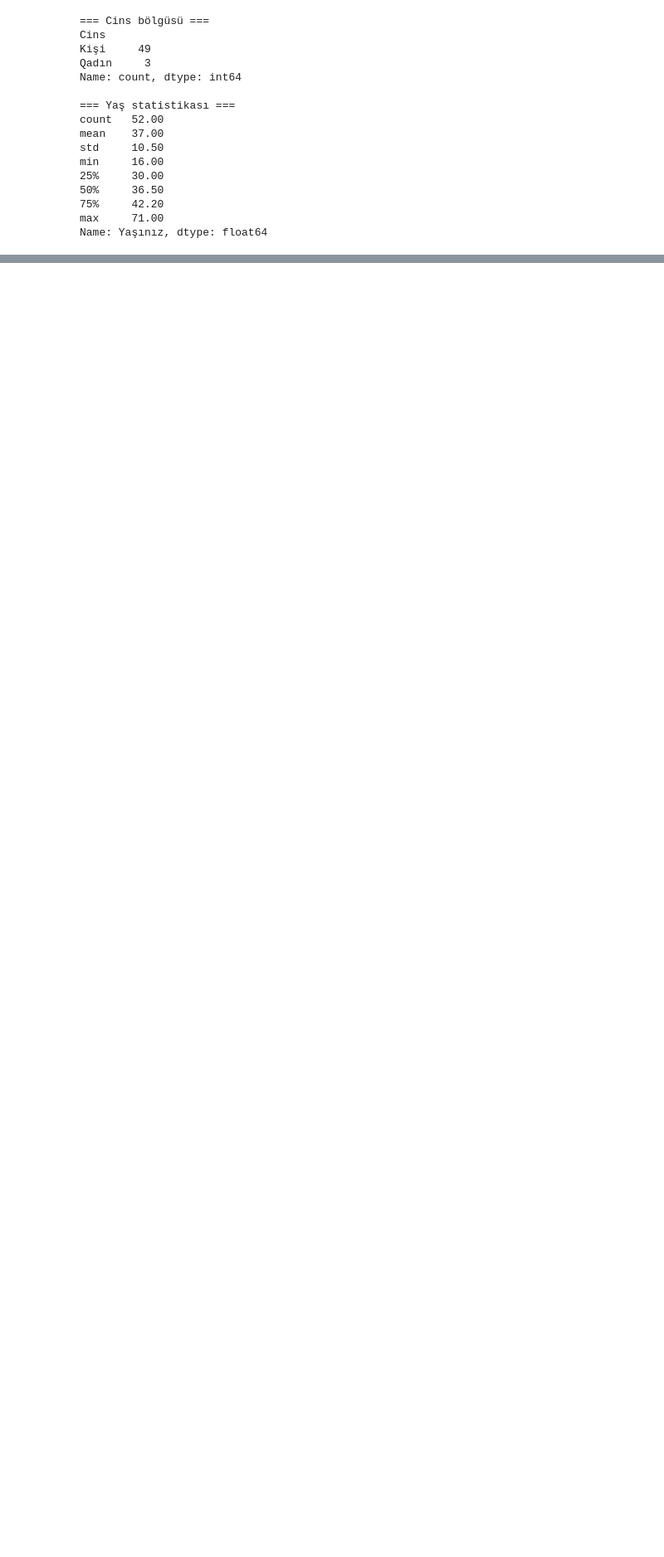
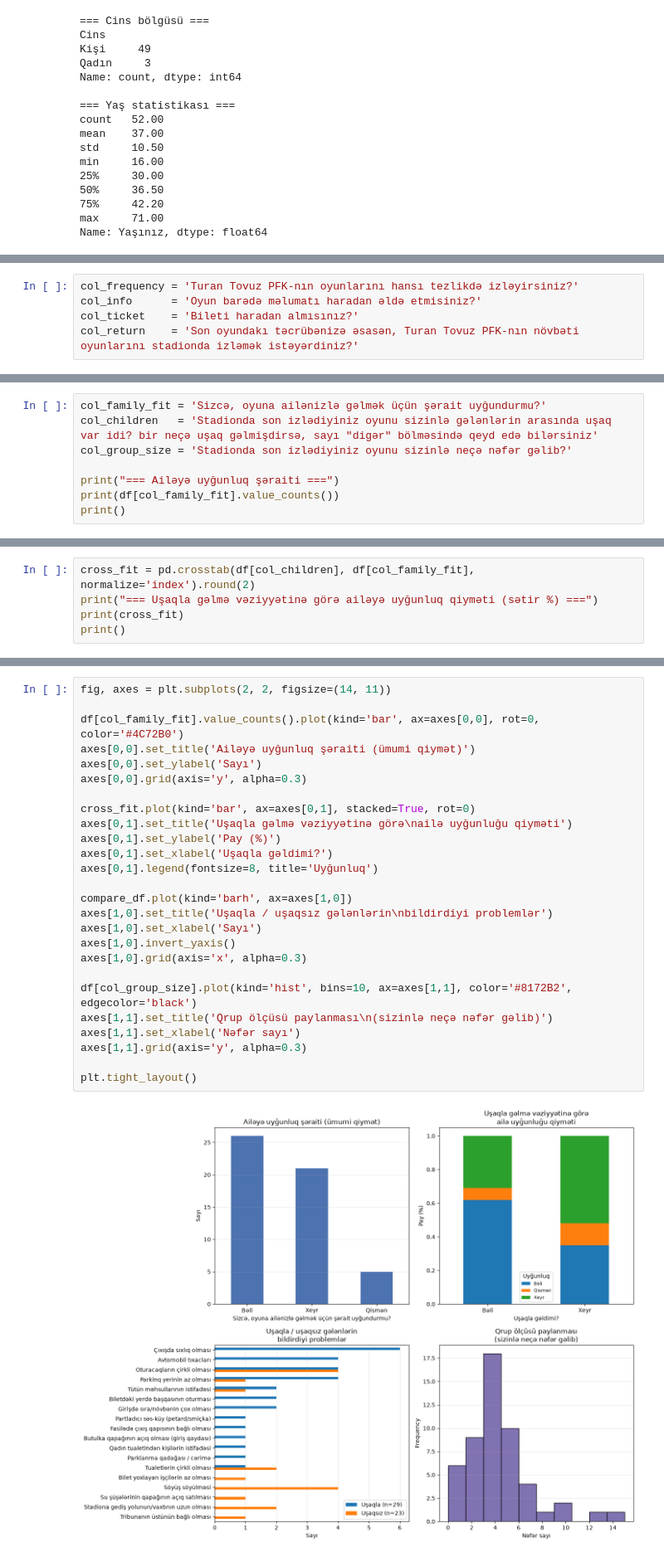
Before and after one commit to rashidmajidov/fif_project, a Jupyter notebook: notebooks/02_eda.ipynb, the cells around one changed output, grey strips where cells are left out. Shown at 83% size. Drawn from its saved outputs; the diff is of its cells as text; blank space fills up the shorter version.

```diff
--- a/notebooks/02_eda.ipynb
+++ b/notebooks/02_eda.ipynb
@@ -601,0 +729,5 @@ plt.tight_layout()
+# %%
+col_frequency = 'Turan Tovuz PFK-nın oyunlarını hansı tezlikdə izləyirsiniz?'
+col_info      = 'Oyun barədə məlumatı haradan əldə etmisiniz?'
+col_ticket    = 'Bileti haradan almısınız?'
+col_return    = 'Son oyundakı təcrübənizə əsasən, Turan Tovuz PFK-nın növbəti oyunlarını stadionda izləmək istəyərdiniz?'
@@ -601,0 +841,8 @@ plt.tight_layout()
+# %%
+col_family_fit = 'Sizcə, oyuna ailənizlə gəlmək üçün şərait uyğundurmu?'
+col_children   = 'Stadionda son izlədiyiniz oyunu sizinlə gələnlərin arasında uşaq var idi? bir neçə uşaq gəlmişdirsə, sayı "digər" bölməsində qeyd edə bilərsiniz'
+col_group_size = 'Stadionda son izlədiyiniz oyunu sizinlə neçə nəfər gəlib?'
+
+print("=== Ailəyə uyğunluq şəraiti ===")
+print(df[col_family_fit].value_counts())
+print()
@@ -601,0 +856,5 @@ plt.tight_layout()
+# %%
+cross_fit = pd.crosstab(df[col_children], df[col_family_fit], normalize='index').round(2)
+print("=== Uşaqla gəlmə vəziyyətinə görə ailəyə uyğunluq qiyməti (sətir %) ===")
+print(cross_fit)
+print()
@@ -601,0 +927,28 @@ plt.tight_layout()
+# %%
+fig, axes = plt.subplots(2, 2, figsize=(14, 11))
+
+df[col_family_fit].value_counts().plot(kind='bar', ax=axes[0,0], rot=0, color='#4C72B0')
+axes[0,0].set_title('Ailəyə uyğunluq şəraiti (ümumi qiymət)')
+axes[0,0].set_ylabel('Sayı')
+axes[0,0].grid(axis='y', alpha=0.3)
+
+cross_fit.plot(kind='bar', ax=axes[0,1], stacked=True, rot=0)
+axes[0,1].set_title('Uşaqla gəlmə vəziyyətinə görə\nailə uyğunluğu qiyməti')
+axes[0,1].set_ylabel('Pay (%)')
+axes[0,1].set_xlabel('Uşaqla gəldimi?')
+axes[0,1].legend(fontsize=8, title='Uyğunluq')
+
+compare_df.plot(kind='barh', ax=axes[1,0])
+axes[1,0].set_title('Uşaqla / uşaqsız gələnlərin\nbildirdiyi problemlər')
+axes[1,0].set_xlabel('Sayı')
+axes[1,0].invert_yaxis()
+axes[1,0].grid(axis='x', alpha=0.3)
+
+df[col_group_size].plot(kind='hist', bins=10, ax=axes[1,1], color='#8172B2', edgecolor='black')
+axes[1,1].set_title('Qrup ölçüsü paylanması\n(sizinlə neçə nəfər gəlib)')
+axes[1,1].set_xlabel('Nəfər sayı')
+axes[1,1].grid(axis='y', alpha=0.3)
+
+plt.tight_layout()
+# %% [output]
+[figure, added]
```
Also changed, not shown: parts of 25 cells of this notebook.
